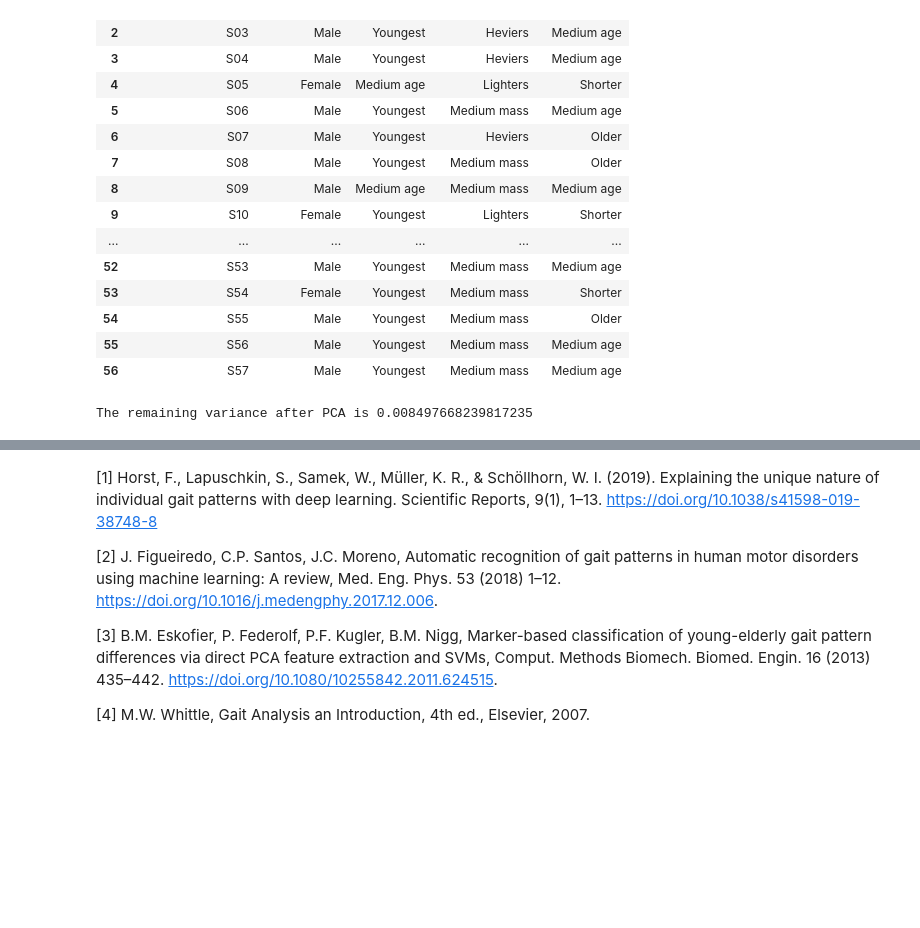
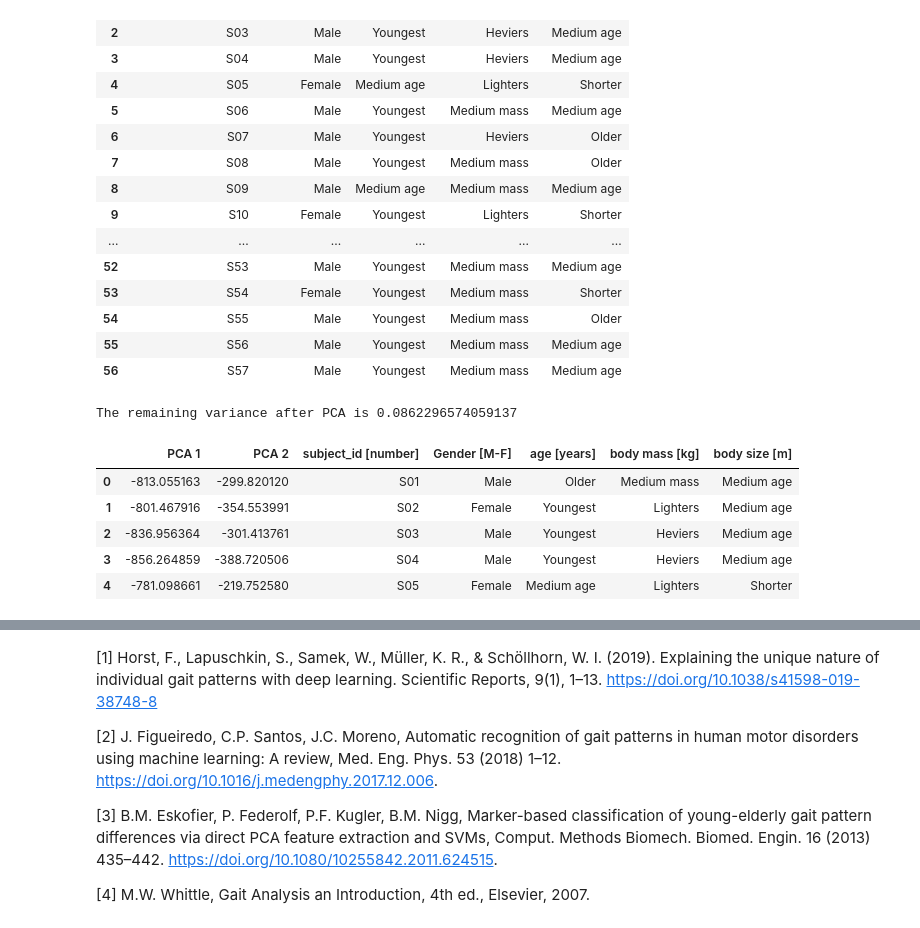
Before and after one commit to nikorose87/DJS-GA, a Jupyter notebook: PCA_n_kPCA_classification_solved.ipynb, the cells around one changed output, grey strips where cells are left out. Saved outputs shown, nothing was run; the diff lists cells and outputs as text; code cells hidden in the pictures; blank space fills up the shorter version.

```diff
--- a/PCA_n_kPCA_classification_solved.ipynb
+++ b/PCA_n_kPCA_classification_solved.ipynb
@@ -349,8 +349,22 @@ output_label_cat
 # %%
 # Setting the PCAs for the dataset
 pc_2 = PCA(n_components = 2)
-Horst_red_2 = pc.fit_transform(Horst_mean_T)
-tot_variance = pc.explained_variance_ratio_
-print('The remaining variance after PCA is {}'.format(1 - sum(pc.explained_variance_ratio_)))
+Horst_red_2 = pc_2.fit_transform(Horst_mean_T)
+tot_variance = pc_2.explained_variance_ratio_
+print('The remaining variance after PCA is {}'.format(1 - sum(pc_2.explained_variance_ratio_)))
 # %% [output]
-The remaining variance after PCA is 0.008497668239817235
+The remaining variance after PCA is 0.0862296574059137
+# %%
+import seaborn as sns
+
+concat_PCA = pd.concat([pd.DataFrame(Horst_red_2), output_label_cat], axis=1)
+concat_PCA = concat_PCA.rename(columns={0:'PCA 1', 1:'PCA 2'})
+concat_PCA = concat_PCA.drop([16, 26])
+concat_PCA.head()
+# %% [output]
+|  | PCA 1 | PCA 2 | subject_id [number] | Gender [M-F] | age [years] | body mass [kg] | body size [m] |
+| 0 | -813.055163 | -299.820120 | S01 | Male | Older | Medium mass | Medium age |
+| 1 | -801.467916 | -354.553991 | S02 | Female | Youngest | Lighters | Medium age |
+| 2 | -836.956364 | -301.413761 | S03 | Male | Youngest | Heviers | Medium age |
+| 3 | -856.264859 | -388.720506 | S04 | Male | Youngest | Heviers | Medium age |
+| 4 | -781.098661 | -219.752580 | S05 | Female | Medium age | Lighters | Shorter |
```
Also changed, not shown: parts of 5 cells of this notebook.
